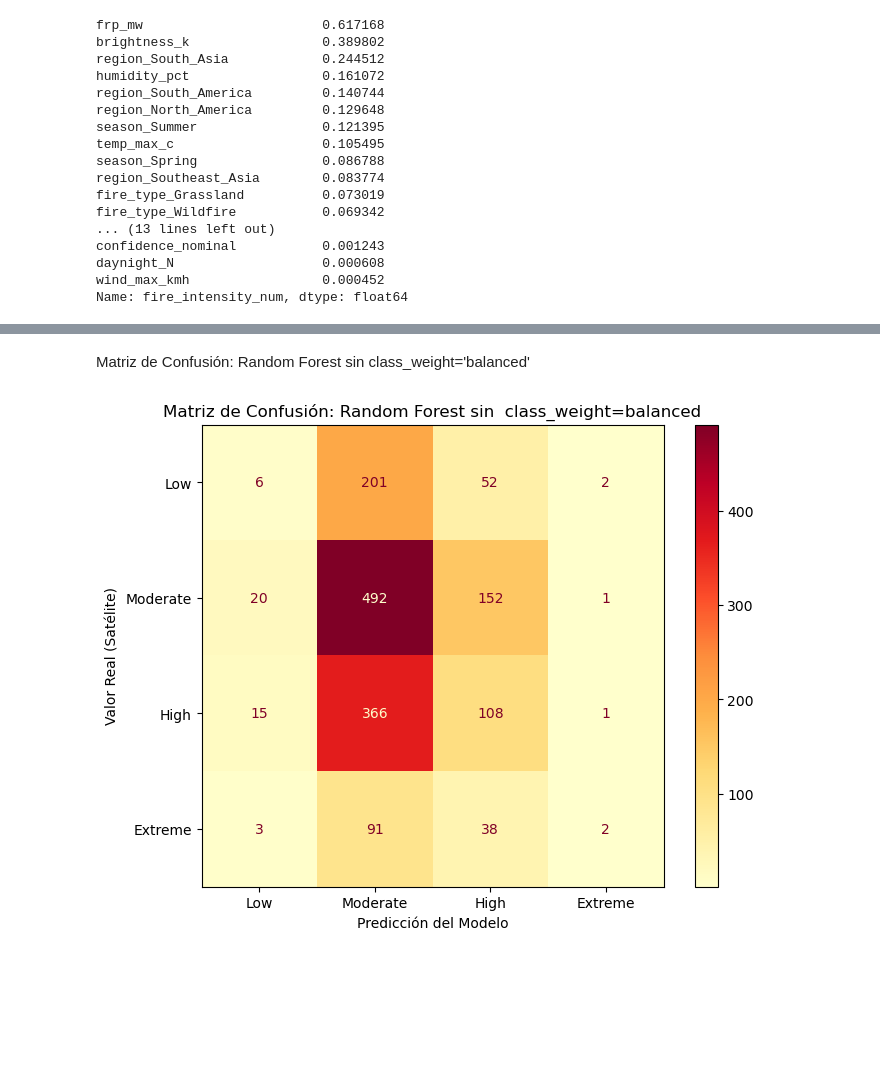
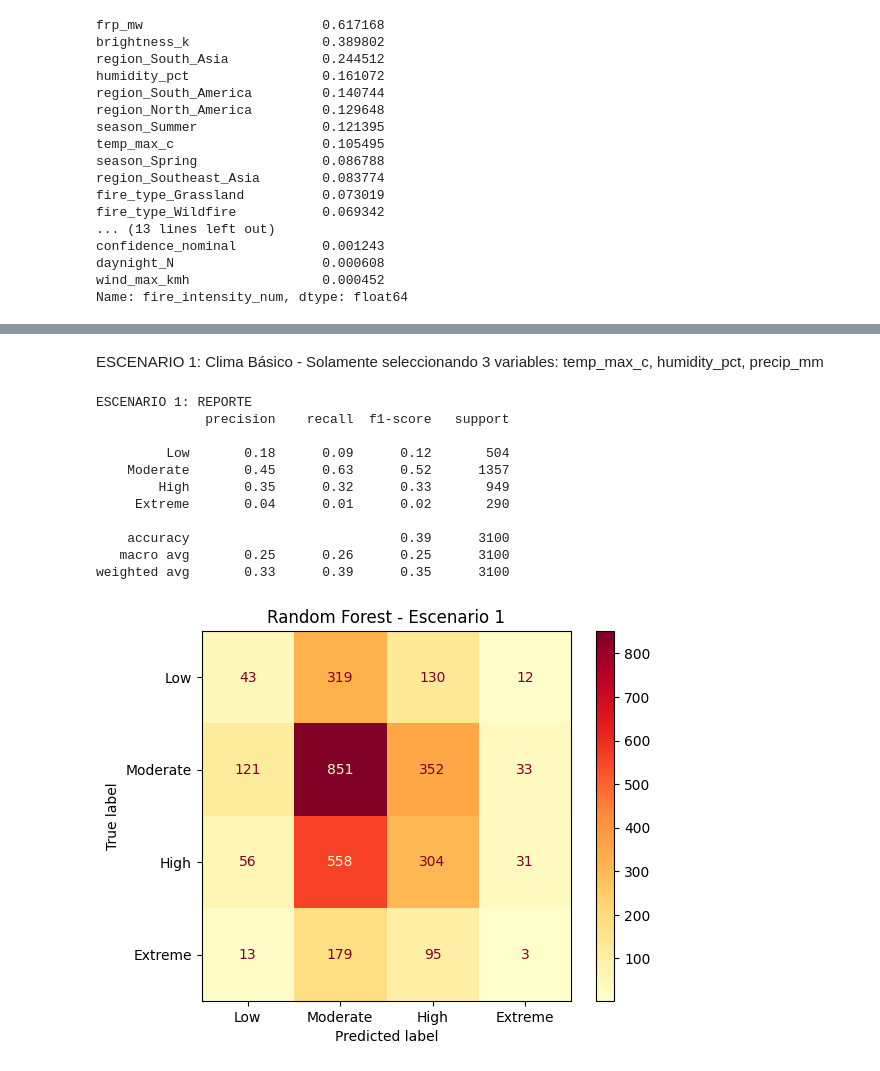
Before and after one commit to carmencnles/CEIABD, a Jupyter notebook: SAA/3ºEVA/TrabajoMatrizdeConfusion/Trabajo_Carmen.ipynb, the cells around one changed output, grey strips where cells are left out. Cells and saved outputs as stored; diff of their text form; code cells hidden in the pictures; blank space fills up the shorter version.

```diff
--- a/SAA/3ºEVA/TrabajoMatrizdeConfusion/Trabajo_Carmen.ipynb
+++ b/SAA/3ºEVA/TrabajoMatrizdeConfusion/Trabajo_Carmen.ipynb
@@ -215,15 +211,15 @@ memory usage: 1.5+ MB
 # %%
 cols_to_dummies = ['season', 'daynight', 'region', 'fire_type', 'confidence']
 df = pd.get_dummies(df, columns=cols_to_dummies, drop_first=True, dtype=int)
-# %%
-mapeo_intensidad = {
-    'Low': 1,
-    'Moderate': 2,
-    'High': 3,
-    'Extreme': 4
-}
-
-df['fire_intensity_num'] = df['fire_intensity'].replace(mapeo_intensidad)
+# %%
+# Mapeo de la variable objetivo
+mapeo = {'Low': 0, 'Moderate': 1, 'High': 2, 'Extreme': 3}
+df['fire_intensity_num'] = df['fire_intensity'].map(mapeo)
+
+# Definimos las columnas "trampa" que queremos identificar
+columnas_trampa = ['frp_mw', 'brightness_k']
+# Definimos las 3 variables climáticas básicas
+columnas_basicas = ['temp_max_c', 'humidity_pct', 'precip_mm']
 # %%
 df = df.drop(columns=["fire_intensity"])
 # %%
@@ -479,21 +279,40 @@ plt.show()
-# %% [markdown]
-Matriz de Confusión: Random Forest sin  class_weight='balanced'
-# %%
-# 1. Generamos la matriz con las predicciones del Random Forest balanceado
-cm_rf = confusion_matrix(y_test, y_pred_prueba)
-
-# 2. Configuramos la visualización
-fig, ax = plt.subplots(figsize=(8, 6))
-disp = ConfusionMatrixDisplay(confusion_matrix=cm_rf,
-                              display_labels=['Low', 'Moderate', 'High', 'Extreme'])
-
-# 3. Dibujamos
-disp.plot(cmap='YlOrRd', ax=ax, values_format='d')
-
-ax.set_title('Matriz de Confusión: Random Forest sin  class_weight=balanced')
-ax.set_xlabel('Predicción del Modelo')
-ax.set_ylabel('Valor Real (Satélite)')
-
-plt.show()
-# %% [output]
-[figure, removed]
+# %% [markdown]
+ESCENARIO 1: Clima Básico - Solamente seleccionando 3 variables: temp_max_c, humidity_pct, precip_mm
+# %%
+# 1. Selección de datos
+X1 = df[columnas_basicas]
+y1 = df['fire_intensity_num']
+
+# 2. Split y Escalado
+X1_train, X1_test, y1_train, y1_test = train_test_split(X1, y1, test_size=0.2, random_state=42)
+scaler1 = StandardScaler()
+X1_train_scaled = scaler1.fit_transform(X1_train)
+X1_test_scaled = scaler1.transform(X1_test)
+
+# 3. Entrenamiento (Random Forest con balanceo)
+rf1 = RandomForestClassifier(n_estimators=1000, max_depth=20, class_weight='balanced', random_state=42)
+rf1.fit(X1_train_scaled, y1_train)
+
+# 4. Resultados
+pred1 = rf1.predict(X1_test_scaled)
+print("ESCENARIO 1: REPORTE")
+print(classification_report(y1_test, pred1, target_names=['Low', 'Moderate', 'High', 'Extreme']))
+
+disp = ConfusionMatrixDisplay.from_predictions(y1_test, pred1,
+                                              display_labels=['Low', 'Moderate', 'High', 'Extreme'],
+                                              cmap='YlOrRd')
+plt.title("Random Forest - Escenario 1")
+plt.show()
+# %% [output]
+ESCENARIO 1: REPORTE
+              precision    recall  f1-score   support
+
+         Low       0.18      0.09      0.12       504
+    Moderate       0.45      0.63      0.52      1357
+        High       0.35      0.32      0.33       949
+     Extreme       0.04      0.01      0.02       290
+
+    accuracy                           0.39      3100
+   macro avg       0.25      0.26      0.25      3100
+weighted avg       0.33      0.39      0.35      3100
+[figure, added]
```
Also changed, not shown: parts of 44 cells of this notebook, 6 other files.
